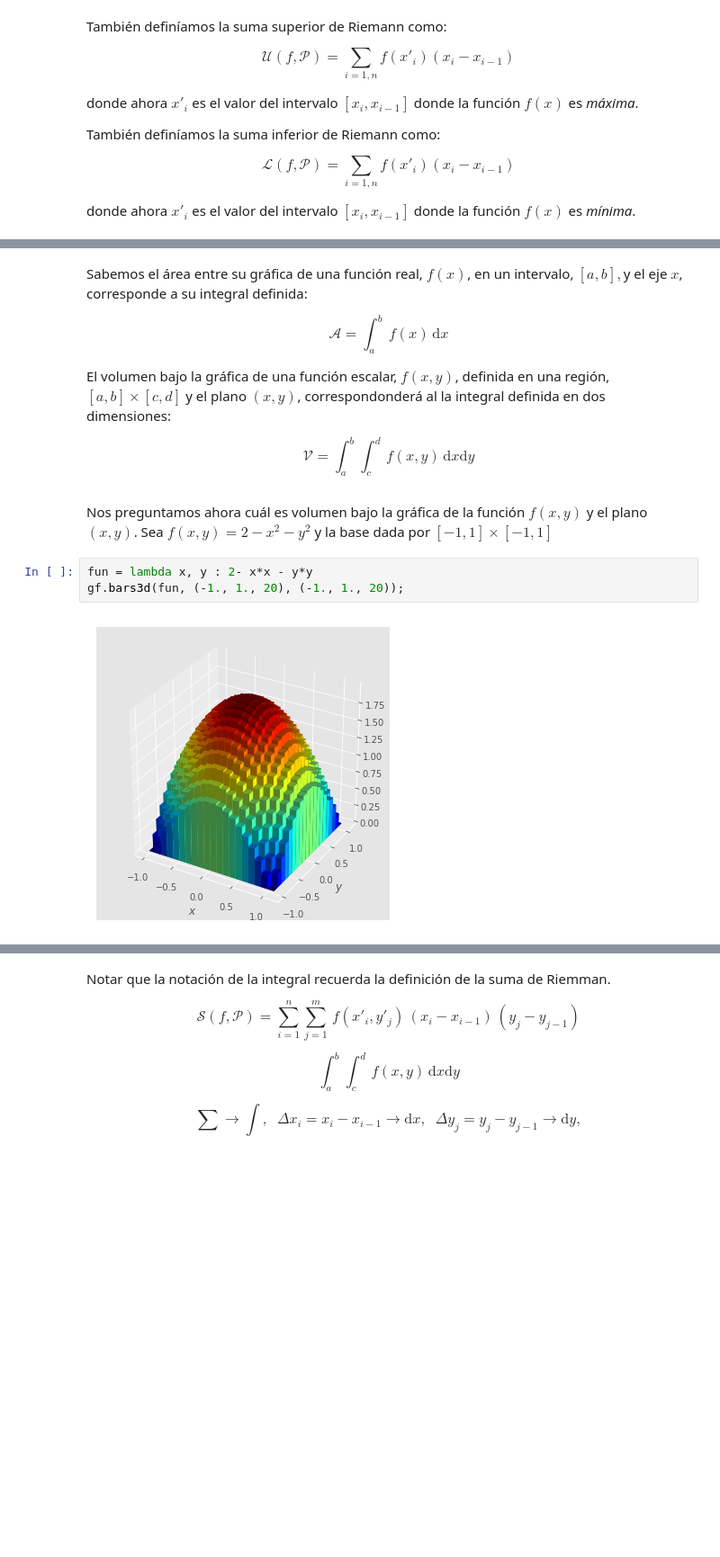
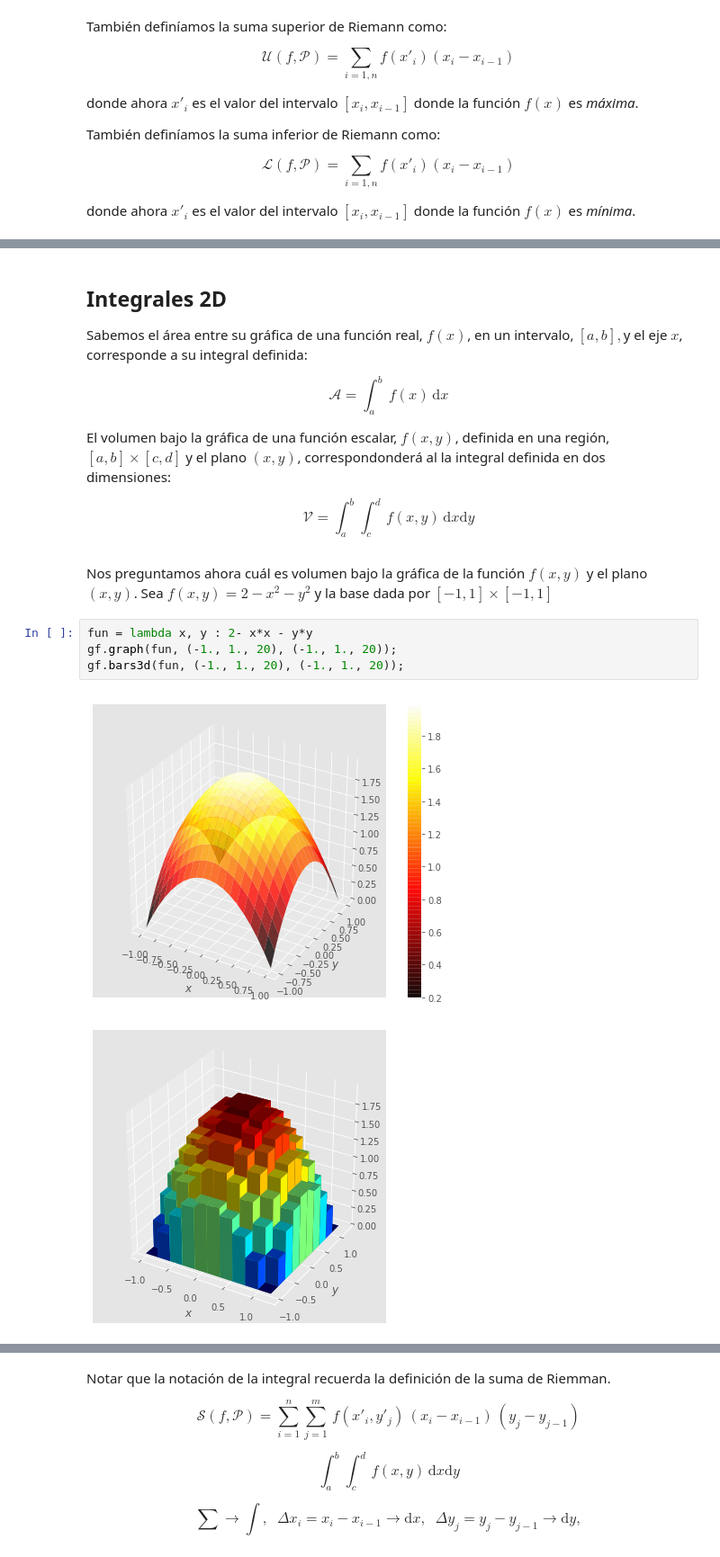
Before and after one commit to jahernando/USC-MMIII, a Jupyter notebook: tintegral_2d.ipynb, the cells around one changed output, grey strips where cells are left out. Shown: that part at 90% size. Drawn from its saved outputs; the diff is of its cells as text; blank space fills up the shorter version.

Commit message:
integral 2d

```diff
--- a/tintegral_2d.ipynb
+++ b/tintegral_2d.ipynb
@@ -89,6 +100,8 @@ $$
 \mathcal{L}(f, \mathcal{P}) \le \mathcal{S}(f, \mathcal{P}) \le \mathcal{U}(f, \mathcal{P})
 $$
 # %% [markdown]
+##  Integrales 2D
+
 Sabemos el área entre su gráfica de una función real, $f(x)$, en un intervalo, $[a, b], $y el eje $x$, corresponde a su integral definida:
 
 $$
@@ -104,9 +117,11 @@ $$
 Nos preguntamos ahora cuál es volumen bajo la gráfica de la función $f(x, y)$ y el plano $(x, y)$. Sea $f(x, y) = 2 - x^2 - y^2$ y la base dada por $[-1, 1] \times [-1, 1]$
 # %%
 fun = lambda x, y : 2- x*x - y*y
+gf.graph(fun, (-1., 1., 20), (-1., 1., 20));
 gf.bars3d(fun, (-1., 1., 20), (-1., 1., 20));
 # %% [output]
-[figure, old version]
+[figure, new version]
+[figure, added]
 # %% [markdown]
 Podemos extender la **suma de Riemman** a la función escalar de dos dimensiones, $f(x, y)$ en la región $[a, b] \times [c, d]$, a partir de la partición de los intervalos $[a, b], \,[c, d]$
 
```
Also changed, not shown: parts of 26 cells of this notebook.
